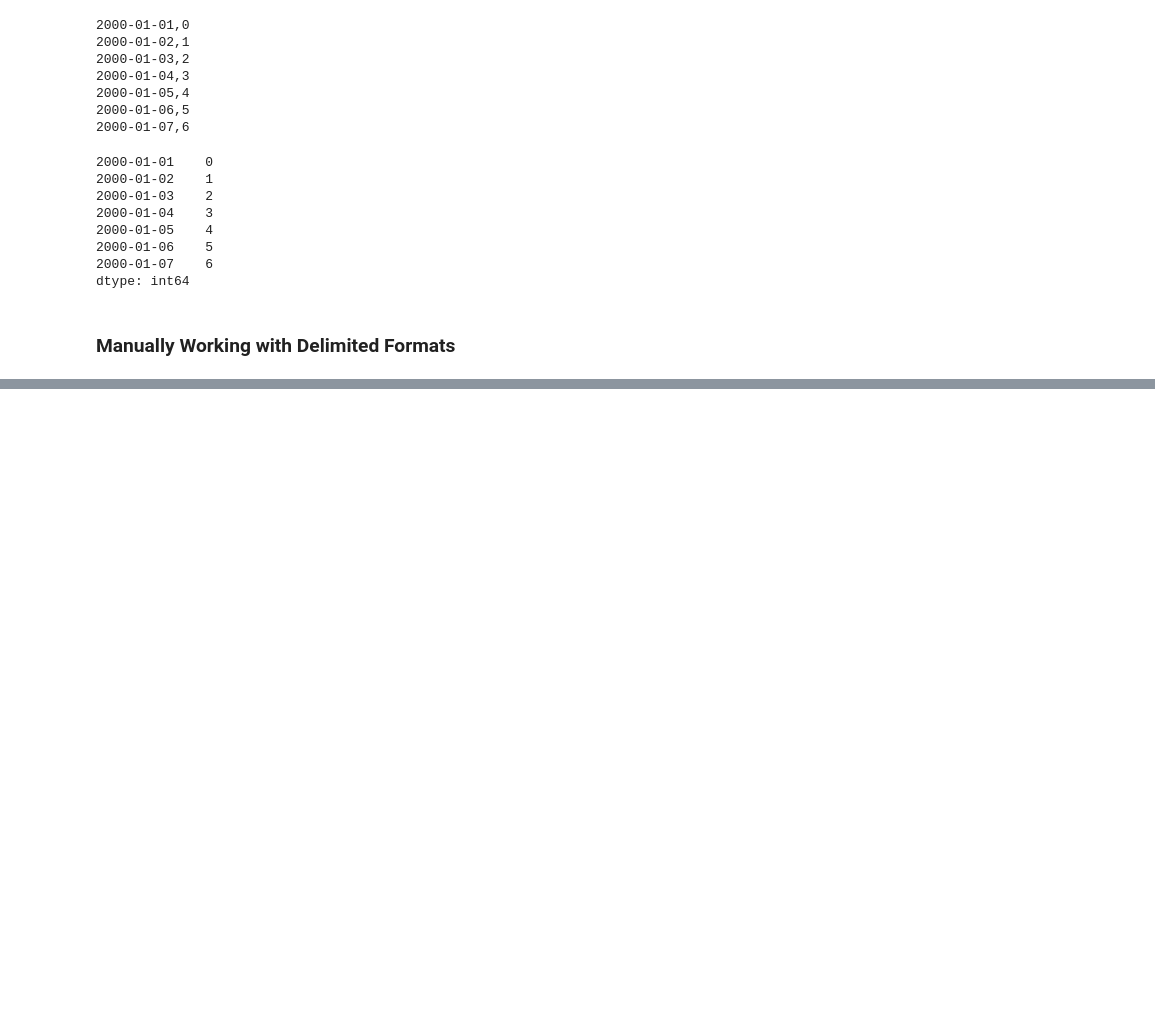
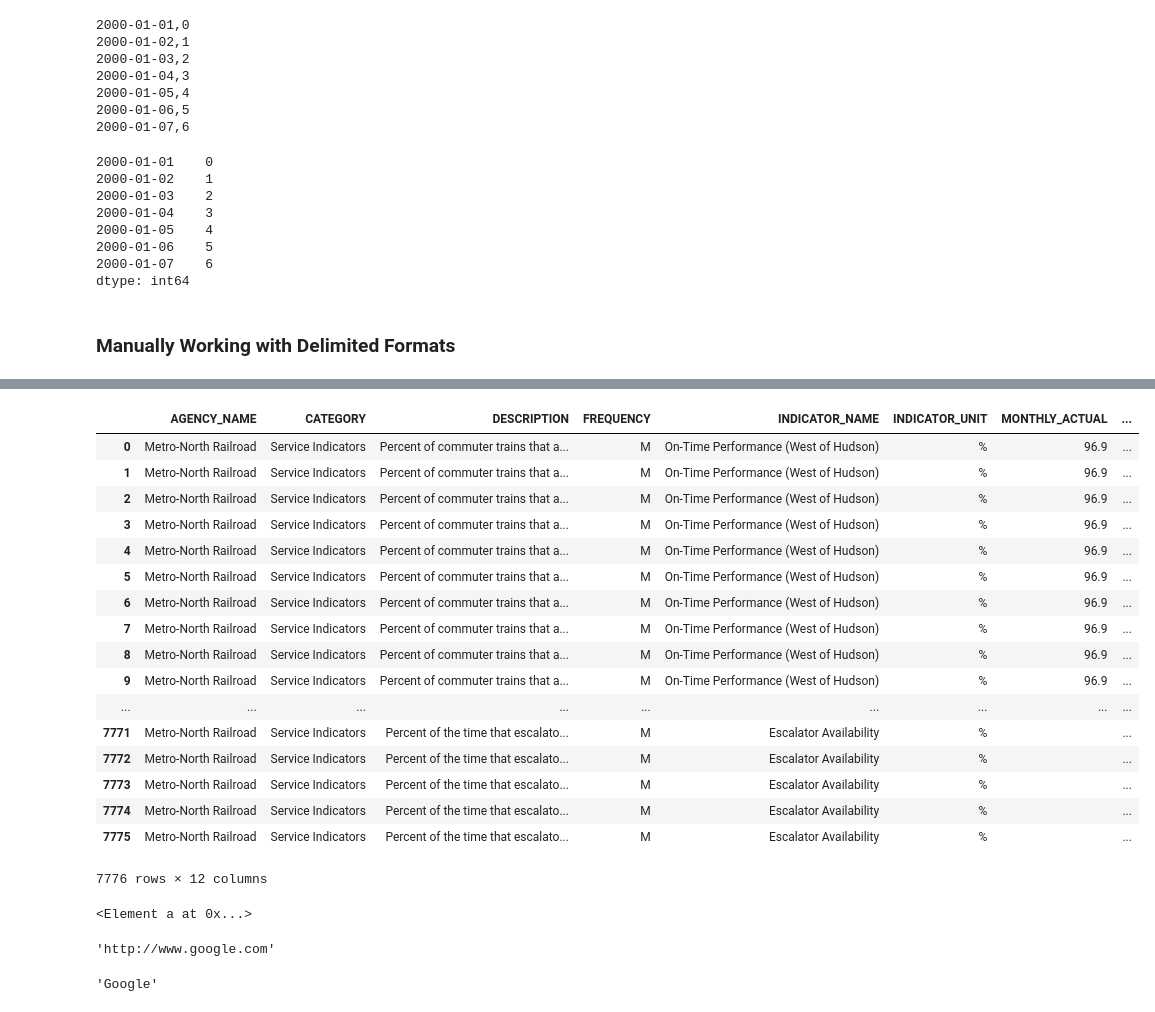
Before and after one commit to whatalnk/python-for-data-analysis, a Jupyter notebook: chap06.ipynb, the cells around one changed output, grey strips where cells are left out. Saved outputs shown, nothing was run; the diff lists cells and outputs as text; code cells hidden in the pictures; blank space fills up the shorter version.

```diff
--- a/chap06.ipynb
+++ b/chap06.ipynb
@@ -321,0 +503,4 @@ dtype: int64
+# %%
+path = 'pydata-book/ch06/mta_perf/Performance_MNR.xml'
+parsed = objectify.parse(open(path))
+root = parsed.getroot()
@@ -321,0 +527,12 @@ dtype: int64
+# %%
+data = []
+skip_fields = ['PARENT_SEQ', 'INDICATOR_SEQ',
+'DESIRED_CHANGE', 'DECIMAL_PLACES']
+for elt in root.INDICATOR:
+    el_data = {}
+    for child in elt.getchildren():
+        if child.tag in skip_fields:
+            continue
+        el_data[child.tag] = child.pyval
+        data.append(el_data)
+data
@@ -321,0 +557,22 @@ dtype: int64
+# %%
+perf = DataFrame(data)
+perf
+# %% [output]
+|  | AGENCY_NAME | CATEGORY | DESCRIPTION | FREQUENCY | INDICATOR_NAME | INDICATOR_UNIT | MONTHLY_ACTUAL | ... |
+| 0 | Metro-North Railroad | Service Indicators | Percent of commuter trains that a... | M | On-Time Performance (West of Hudson) | % | 96.9 | ... |
+| 1 | Metro-North Railroad | Service Indicators | Percent of commuter trains that a... | M | On-Time Performance (West of Hudson) | % | 96.9 | ... |
+| 2 | Metro-North Railroad | Service Indicators | Percent of commuter trains that a... | M | On-Time Performance (West of Hudson) | % | 96.9 | ... |
+| 3 | Metro-North Railroad | Service Indicators | Percent of commuter trains that a... | M | On-Time Performance (West of Hudson) | % | 96.9 | ... |
+| 4 | Metro-North Railroad | Service Indicators | Percent of commuter trains that a... | M | On-Time Performance (West of Hudson) | % | 96.9 | ... |
+| 5 | Metro-North Railroad | Service Indicators | Percent of commuter trains that a... | M | On-Time Performance (West of Hudson) | % | 96.9 | ... |
+| 6 | Metro-North Railroad | Service Indicators | Percent of commuter trains that a... | M | On-Time Performance (West of Hudson) | % | 96.9 | ... |
+| 7 | Metro-North Railroad | Service Indicators | Percent of commuter trains that a... | M | On-Time Performance (West of Hudson) | % | 96.9 | ... |
+| 8 | Metro-North Railroad | Service Indicators | Percent of commuter trains that a... | M | On-Time Performance (West of Hudson) | % | 96.9 | ... |
+| 9 | Metro-North Railroad | Service Indicators | Percent of commuter trains that a... | M | On-Time Performance (West of Hudson) | % | 96.9 | ... |
+| ... | ... | ... | ... | ... | ... | ... | ... | ... |
+| 7771 | Metro-North Railroad | Service Indicators | Percent of the time that escalato... | M | Escalator Availability | % |  | ... |
+| 7772 | Metro-North Railroad | Service Indicators | Percent of the time that escalato... | M | Escalator Availability | % |  | ... |
+| 7773 | Metro-North Railroad | Service Indicators | Percent of the time that escalato... | M | Escalator Availability | % |  | ... |
+| 7774 | Metro-North Railroad | Service Indicators | Percent of the time that escalato... | M | Escalator Availability | % |  | ... |
+| 7775 | Metro-North Railroad | Service Indicators | Percent of the time that escalato... | M | Escalator Availability | % |  | ... |
+7776 rows × 12 columns
@@ -321,0 +585,12 @@ dtype: int64
+# %%
+root
+# %% [output]
+<Element a at 0x...>
+# %%
+root.get('href')
+# %% [output]
+'http://www.google.com'
+# %%
+root.text
+# %% [output]
+'Google'
```
Also changed, not shown: parts of 47 cells of this notebook, 2 other files.
